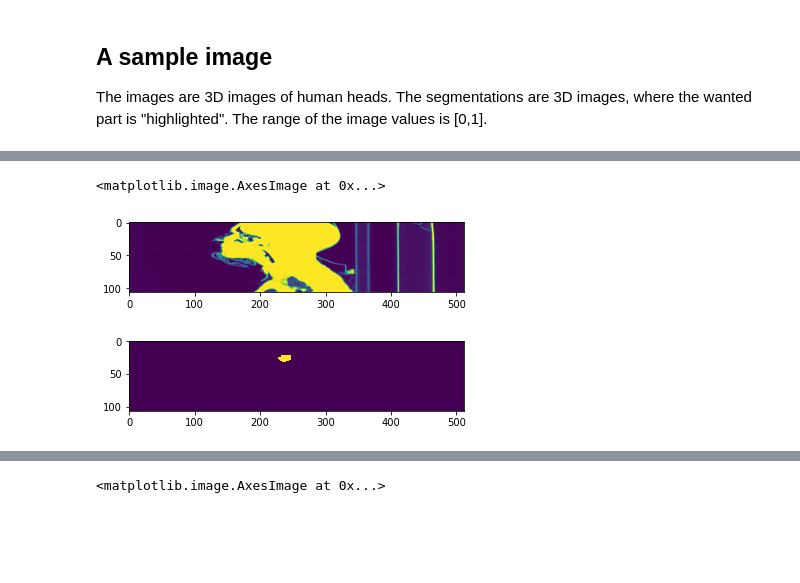
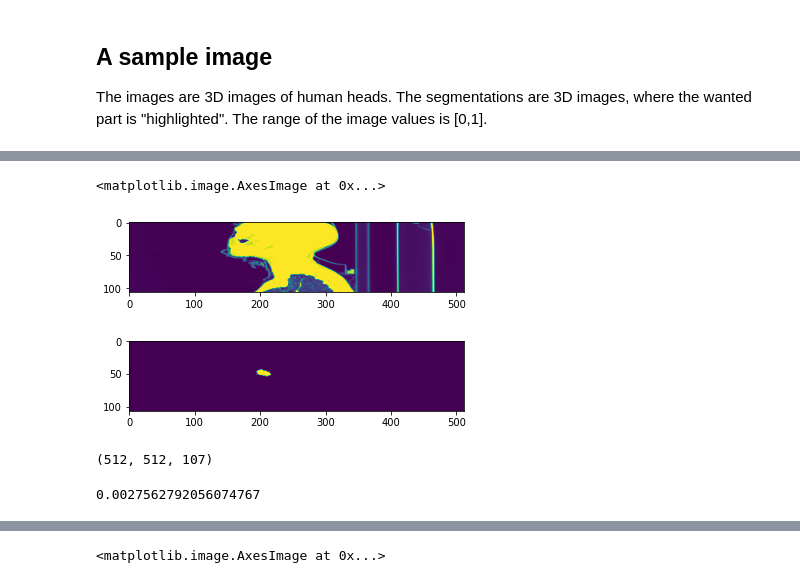
Before and after one commit to Deep-Learning-Reproduction-150/organ-segmentation, a Jupyter notebook: sandbox-veikko.ipynb, the cells around one changed output, grey strips where cells are left out. Saved outputs shown, nothing was run; the diff lists cells and outputs as text; code cells hidden in the pictures; blank space fills up the shorter version.

```diff
--- a/sandbox-veikko.ipynb
+++ b/sandbox-veikko.ipynb
@@ -81,10 +88,20 @@ The images are 3D images of human heads. The segmentations are 3D images, where
 # %%
 
-sample_fullimage, header_fullimage = nrrd.read("./data/raw/PDDCA-1.4.1_part1/0522c0001/img.nrrd")
-sample_brainstem, header_brainstem = nrrd.read("./data/raw/PDDCA-1.4.1_part1/0522c0001/structures/BrainStem.nrrd")
+sample_fullimage, header_fullimage = nrrd.read("/Users/veikko/Documents/GitHub/organ-segmentation/data/debug/2-0522c0001/img.nrrd")
+sample_brainstem, header_brainstem = nrrd.read("/Users/veikko/Documents/GitHub/organ-segmentation/data/debug/0522c0001/structures/Submandibular_R.nrrd")
 fig, axs = plt.subplots(2,1)
-axs[0].imshow(sample_fullimage[250,:,:][:,::-1].T, vmax=0.001)
-axs[1].imshow(sample_brainstem[250,:,:][:,::-1].T, vmax=0.001)
+sl = 235
+
+axs[0].imshow(sample_fullimage[sl,:,:][:,::-1].T, vmax=0.001)
+axs[1].imshow(sample_brainstem[sl,:,:][:,::-1].T, vmax=1.0)
 # %% [output]
 <matplotlib.image.AxesImage at 0x...>
-[figure, old version]
+[figure, new version]
+# %%
+sample_brainstem.shape
+# %% [output]
+(512, 512, 107)
+# %%
+sample_brainstem[sl,:,:].mean()
+# %% [output]
+0.0027562792056074767
```
Also changed, not shown: parts of 3 cells of this notebook.
